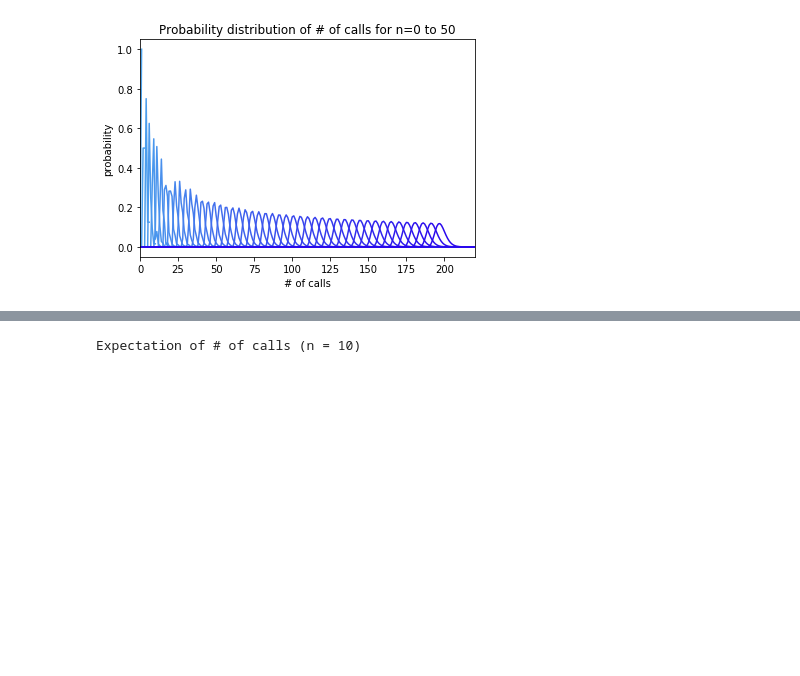
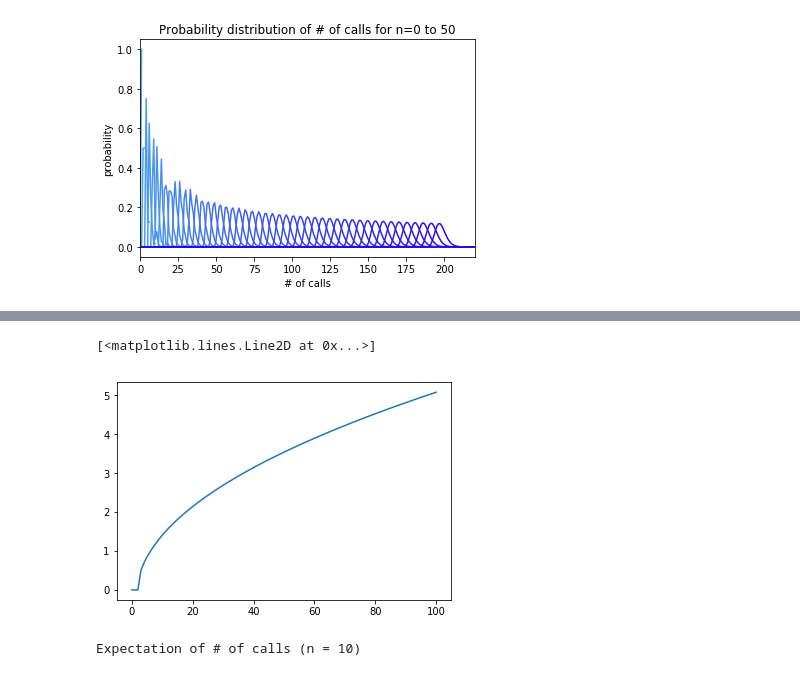
Before and after one commit to aidatorajiro/ipynb-docs, a Jupyter notebook: sorting/Untitled.ipynb, the cells around one changed output, grey strips where cells are left out. Drawn from its saved outputs; the diff is of its cells as text; code cells hidden in the pictures; blank space fills up the shorter version.

```diff
--- a/sorting/Untitled.ipynb
+++ b/sorting/Untitled.ipynb
@@ -271,3 +277,14 @@ plt.show()
+# %%
+def log_interp(zz, xx, yy):
+    logz = numpy.log10(zz)
+    logx = numpy.log10(xx)
+    logy = numpy.log10(yy)
+    return numpy.power(10.0, numpy.interp(logz, logx, logy))
+
+plt.plot(log_interp(coordinates(derivations) + 1e-30, coordinates(derivations) + 1e-30, derivations + 1e-30))
+# %% [output]
+[<matplotlib.lines.Line2D at 0x...>]
+[figure, added]
 # %%
 print("Expectation of # of calls (n = 10)")
 expectation(distribution(10))
```
Also changed, not shown: parts of 2 cells of this notebook.
